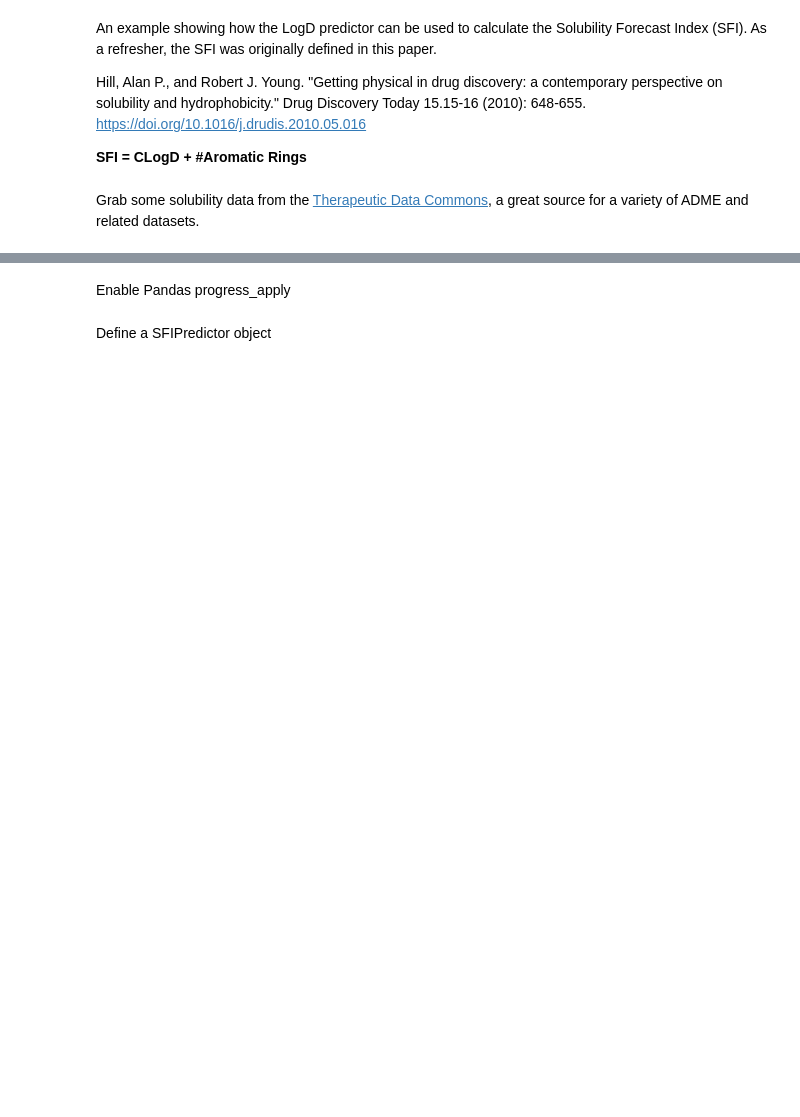
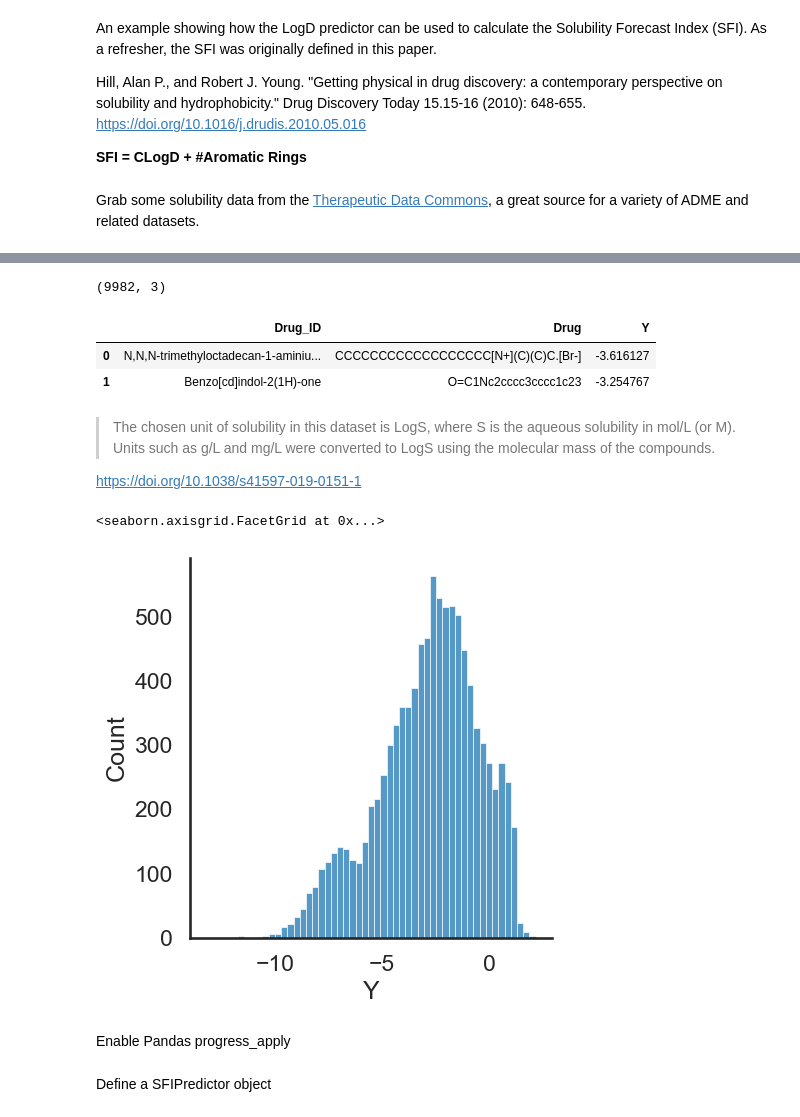
Before and after one commit to PatWalters/sfi, a Jupyter notebook: example_sfi.ipynb, the cells around one changed output, grey strips where cells are left out. Saved outputs shown, nothing was run; the diff lists cells and outputs as text; code cells hidden in the pictures; blank space fills up the shorter version.

```diff
--- a/example_sfi.ipynb
+++ b/example_sfi.ipynb
@@ -27,5 +28,24 @@ Found local copy...
 Loading...
 Done!
+# %%
+sol_df.shape
+# %% [output]
+(9982, 3)
+# %%
+sol_df.head(2)
+# %% [output]
+|  | Drug_ID | Drug | Y |
+| 0 | N,N,N-trimethyloctadecan-1-aminiu... | CCCCCCCCCCCCCCCCCC[N+](C)(C)C.[Br-] | -3.616127 |
+| 1 | Benzo[cd]indol-2(1H)-one | O=C1Nc2cccc3cccc1c23 | -3.254767 |
+# %% [markdown]
+> The chosen unit of solubility in this dataset is LogS, where S is the aqueous solubility in mol/L (or M). Units such as g/L and mg/L were converted to LogS using the molecular mass of the compounds.
+
+https://doi.org/10.1038/s41597-019-0151-1
+# %%
+sns.displot(sol_df, x="Y")
+# %% [output]
+<seaborn.axisgrid.FacetGrid at 0x...>
+[figure, added]
 # %% [markdown]
 Enable Pandas progress_apply
 # %%
```
Also changed, not shown: parts of 9 cells of this notebook, 6 other files.
